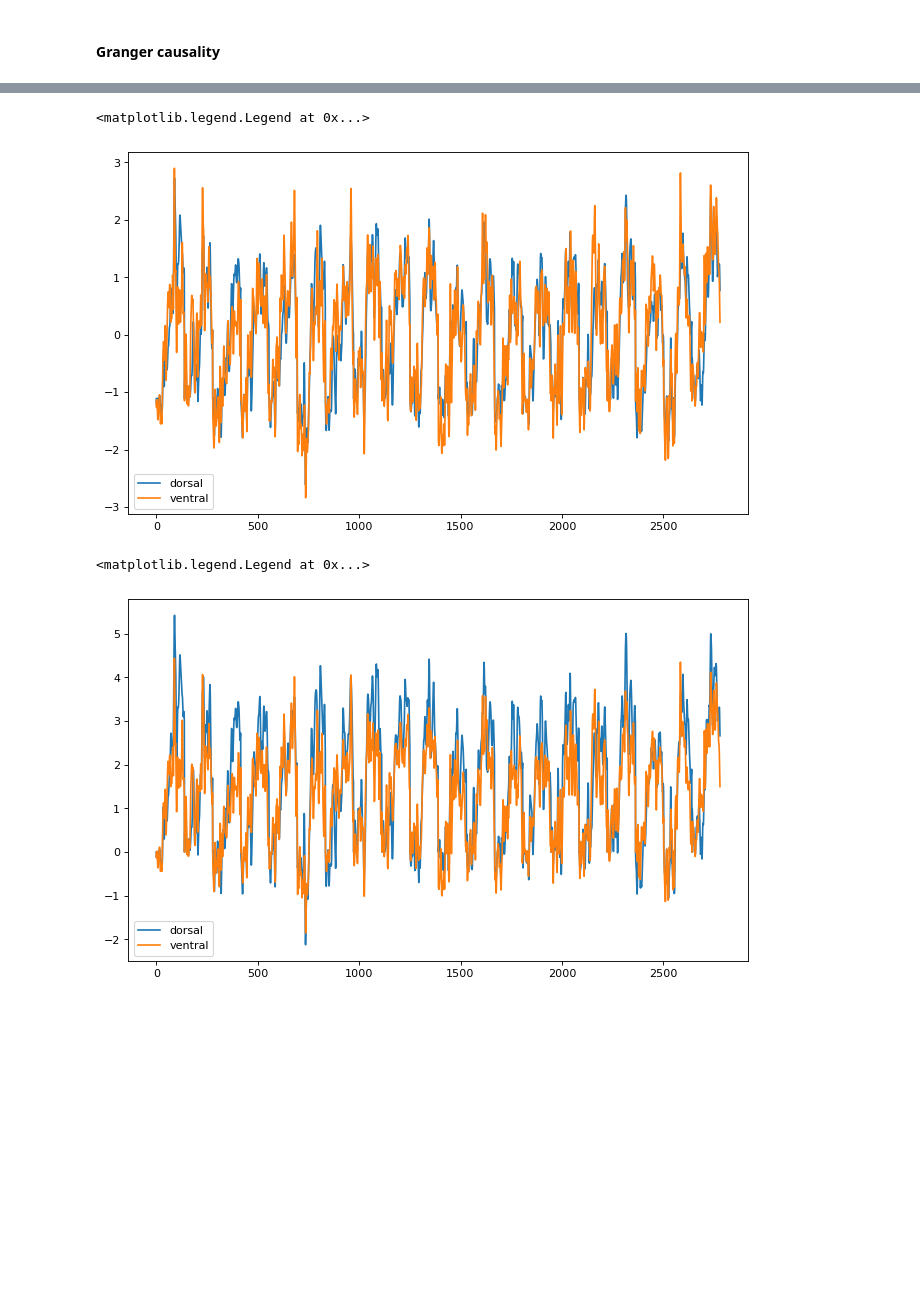
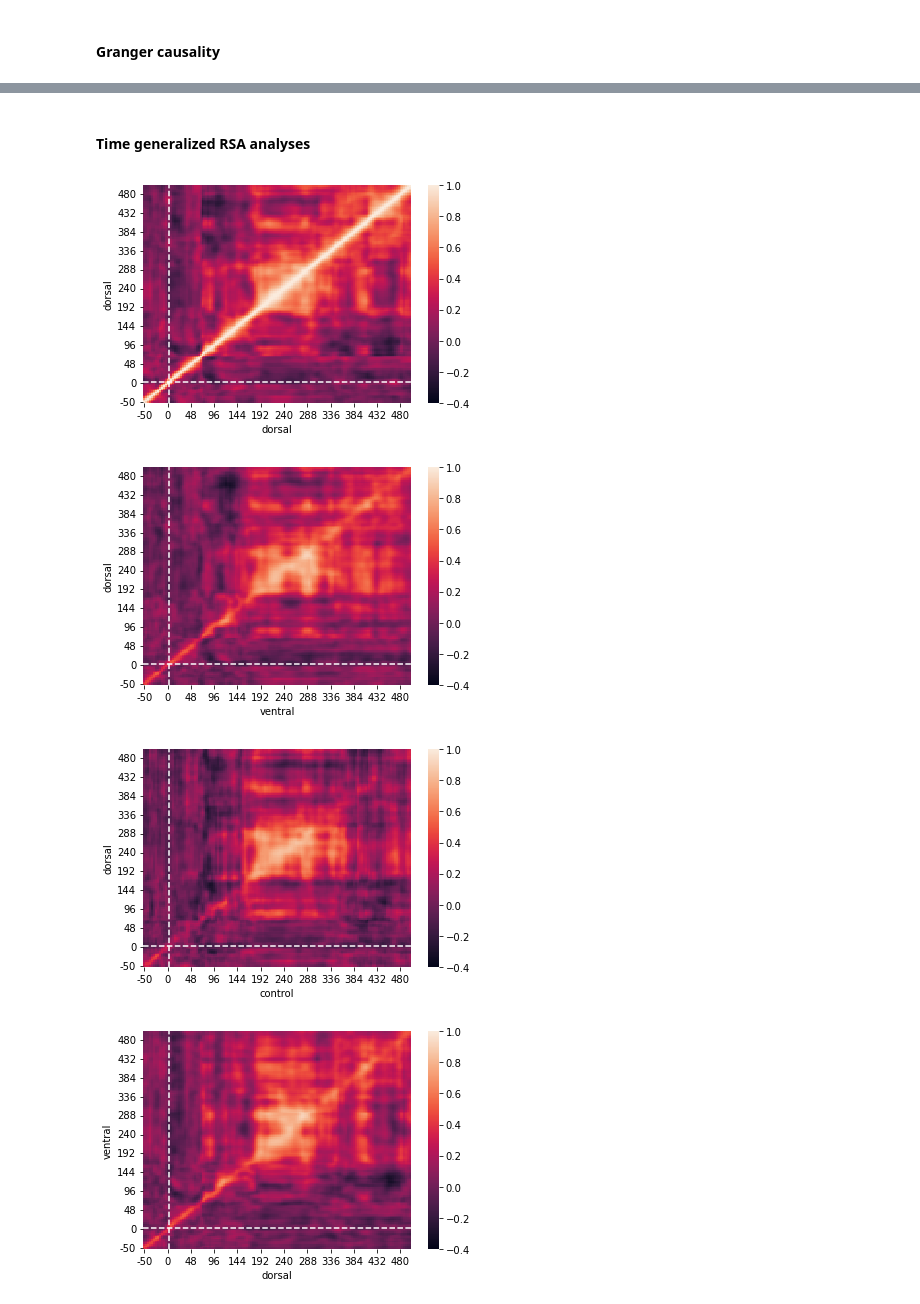
Before and after one commit to vayzenb/pepdoc, a Jupyter notebook: analysis/pepdoc_analysis.ipynb, the cells around one changed output, grey strips where cells are left out. Cells and saved outputs as stored; diff of their text form; code cells hidden in the pictures; blank space fills up the shorter version.

Commit message:
RSA analyses

```diff
--- a/analysis/pepdoc_analysis.ipynb
+++ b/analysis/pepdoc_analysis.ipynb
@@ -414,16 +396,31 @@ roi_fs
-# %%
-plt.figure(figsize=(10, 6), dpi=80)
-plt.plot(roi_df[roi[0]], label = roi[0])
-plt.plot(roi_df[roi[1]], label = roi[1])
-plt.legend()
-# %% [output]
-<matplotlib.legend.Legend at 0x...>
-[figure, removed]
-# %%
-plt.figure(figsize=(10, 6), dpi=80)
-plt.plot(roi_df[roi[0]], label = roi[0])
-plt.plot(roi_df[roi[1]], label = roi[1])
-plt.legend()
-# %% [output]
-<matplotlib.legend.Legend at 0x...>
-[figure, removed]
+# %% [markdown]
+#### Time generalized RSA analyses
+# %%
+"""
+Plot time generalization RDMs
+"""
+
+rois = ['dorsal','ventral','control']
+#rois = ['dorsal']
+
+#timepoints = np.asanyarray(timepoints)
+time_cols = np.asanyarray(timepoints)
+time_cols[1:] = time_cols[1:] + 2
+for roi1 in rois:
+    for roi2 in rois:
+        corr_ts = np.load(f'{results_dir}/rsa/{roi1}_{roi2}_corr_ts.npy')
+        corr_df = pd.DataFrame(corr_ts, columns = time_cols, index = time_cols)
+
+        ax = sns.heatmap(corr_df,xticklabels=12,yticklabels=12, vmin = -.4, vmax = 1)
+        #ax.set_title(f'{roi1} {roi2}')
+        ax.invert_yaxis()
+        plt.axvline(13,  linestyle='--', color = 'white')
+        plt.axhline(13,  linestyle='--', color = 'white')
+        plt.ylabel(roi1)
+        plt.xlabel(roi2)
+        plt.show()
+# %% [output]
+[figure, added]
+[figure, added]
+[figure, added]
+[figure, added]
```
Also changed, not shown: parts of 8 cells of this notebook, 18 other files.
